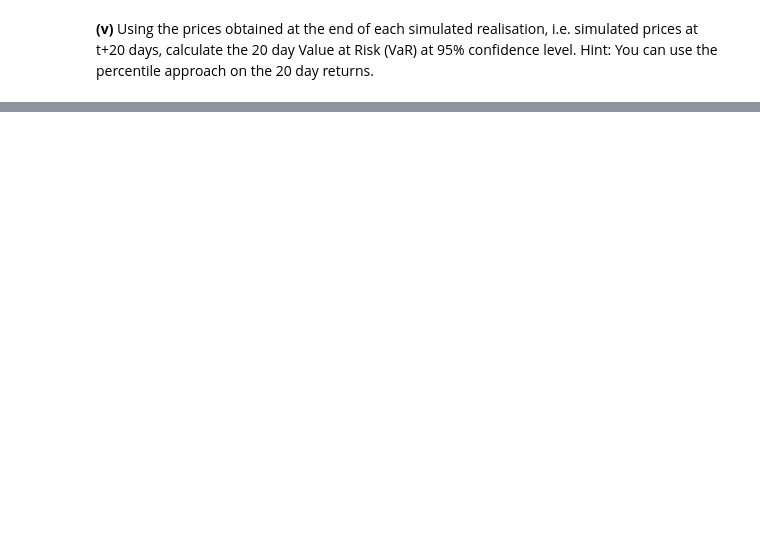
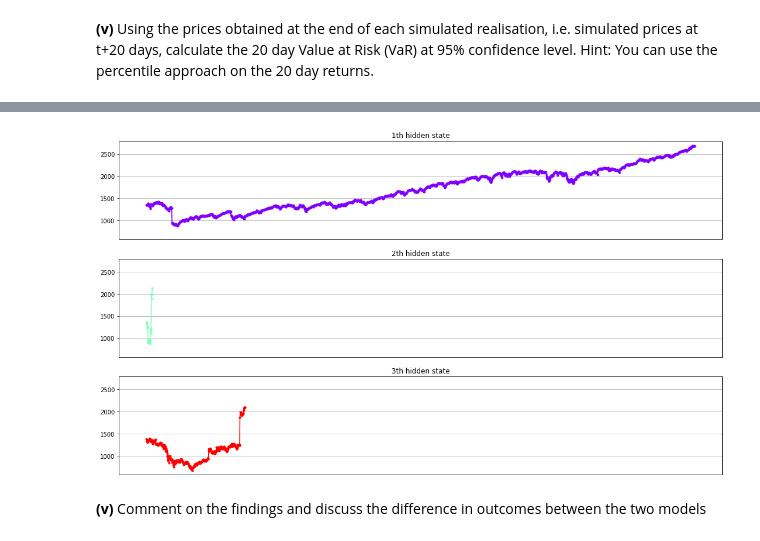
Before and after one commit to achmand/ari5122_assignment, a Jupyter notebook: src/fintech_part_2.ipynb, the cells around one changed output, grey strips where cells are left out. Cells and saved outputs as stored; diff of their text form; code cells hidden in the pictures; blank space fills up the shorter version.

```diff
--- a/src/fintech_part_2.ipynb
+++ b/src/fintech_part_2.ipynb
@@ -213,0 +405,23 @@ VaR(95%) for AAPL stock for 20 day VaR based on the simulation is: $3.2
+# %%
+# plot for model B (3 states)
+fig, axs = plt.subplots(model_b.n_components, sharex=True, sharey=True)
+fig.set_size_inches(18.5,10.5)
+
+colours = cm.rainbow(np.linspace(0,1, model_b.n_components))
+for i, (ax, colour) in enumerate(zip(axs, colours)):
+
+    mask = hidden_states_b == i
+    ax.plot_date(dates[mask], close_prices[mask],".-", c=colour)
+    ax.set_title("{}th hidden state".format(i + 1))
+
+    # format the ticks
+    ax.xaxis.set_major_locator(YearLocator())
+    ax.xaxis.set_minor_locator(MonthLocator())
+
+    ax.grid(True)
+
+plt.show()
+# %% [output]
+[figure, added]
+# %% [markdown]
+<b>(v)</b> Comment on the findings and discuss the difference in outcomes between the two models
```
Also changed, not shown: parts of 14 cells of this notebook, 2 other files.
